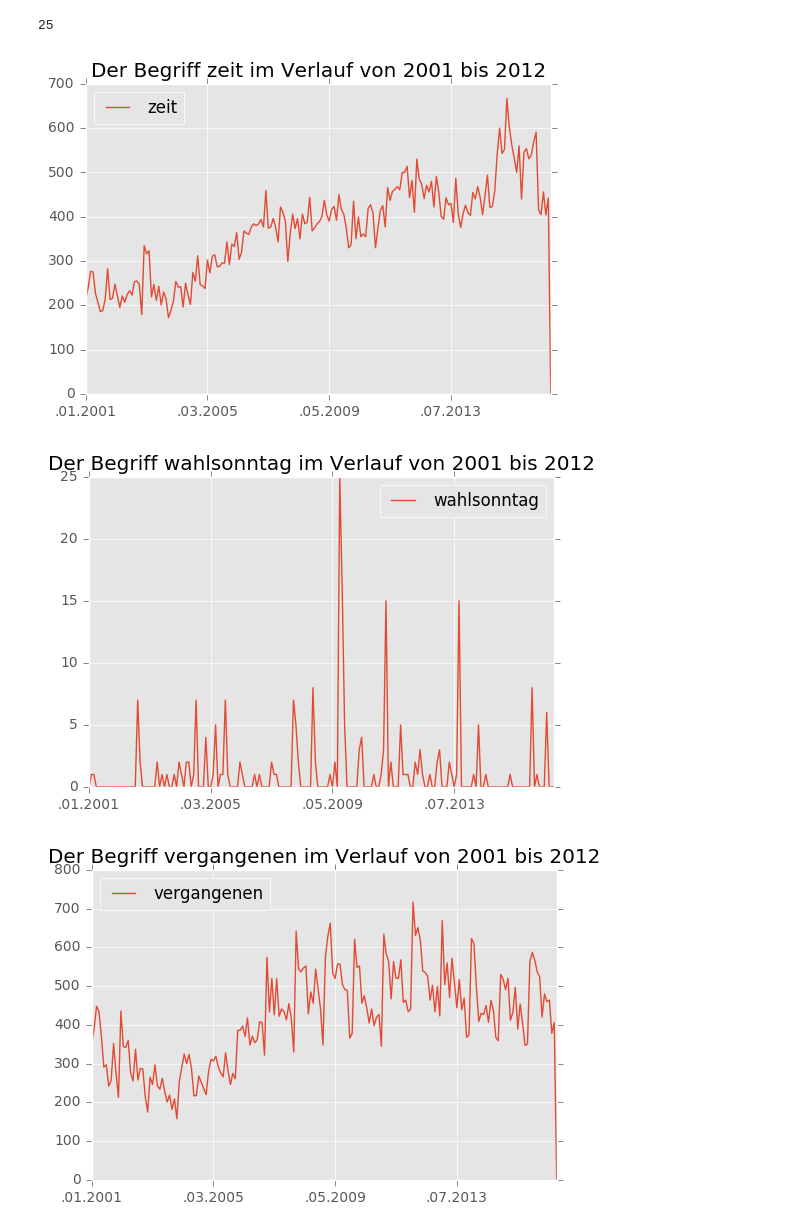
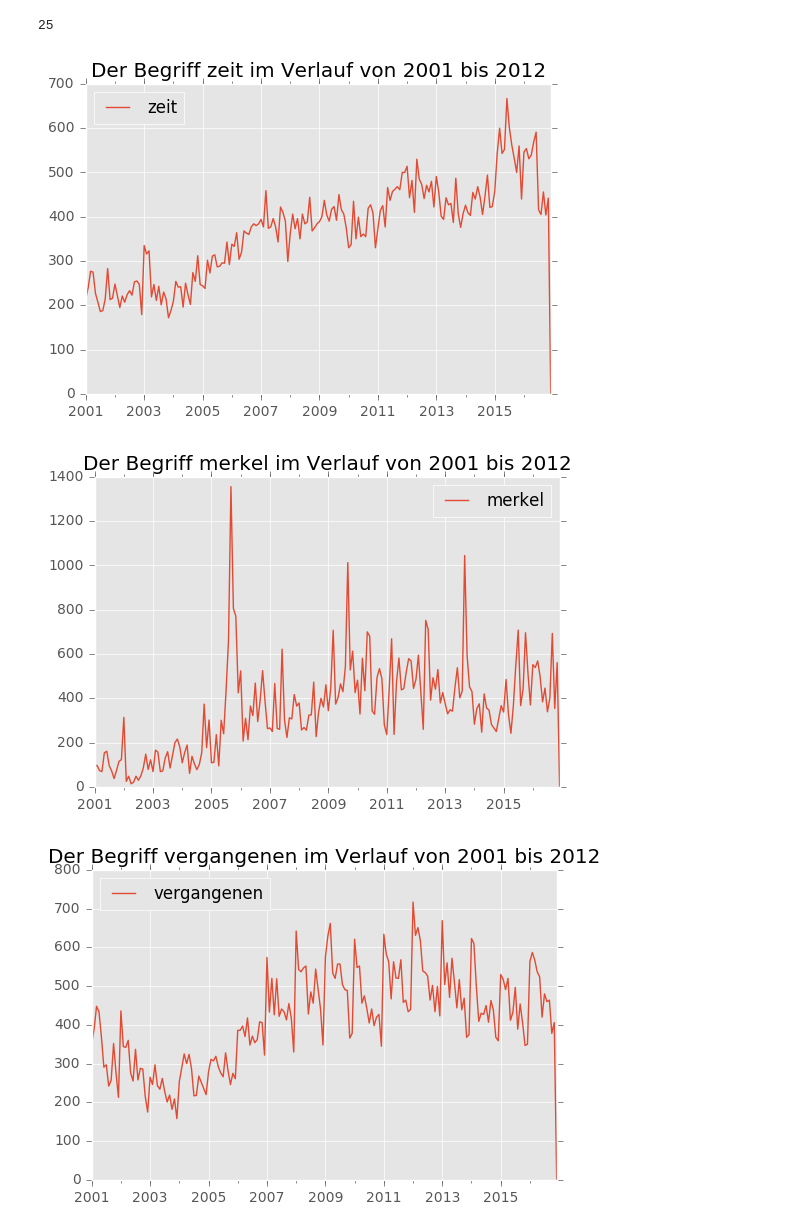
Before and after one commit to se1983/WT-1_Grundlagen_Datascience, a Jupyter notebook: Häufigkeitsanalyse_im_Zeitverlauf/Plot top 25.ipynb, the cells around one changed output. Cells and saved outputs as stored; diff of their text form; code cells hidden in the pictures.

Commit message:
bether plot with real dateobjects

```diff
--- a/Häufigkeitsanalyse_im_Zeitverlauf/Plot top 25.ipynb
+++ b/Häufigkeitsanalyse_im_Zeitverlauf/Plot top 25.ipynb
@@ -9,7 +9,7 @@ import os
 # %%
 topwords_2016 = [
     "http://5.189.161.24:8080/DATA/Spon_count_exact_zeit.csv",
-    "http://5.189.161.24:8080/DATA/Spon_count_exact_wahlsonntag.csv",
+    "http://5.189.161.24:8080/DATA/Spon_count_merkel.csv",
     "http://5.189.161.24:8080/DATA/Spon_count_exact_vergangenen.csv",
     "http://5.189.161.24:8080/DATA/Spon_count_exact_usa.csv",
     "http://5.189.161.24:8080/DATA/Spon_count_exact_t%C3%BCrkei.csv",
@@ -35,9 +35,24 @@ topwords_2016 = [
     "http://5.189.161.24:8080/DATA/Spon_count_exact_partei.csv"
 ]
 
+syrian_war_words = [
+    #"http://5.189.161.24:8080/DATA/Spon_count_exact_syrien.csv",
+    "http://5.189.161.24:8080/DATA/Spon_count_exact_is.csv",
+    "http://5.189.161.24:8080/DATA/Spon_count_exact_fl%C3%BCchtlinge.csv",
+    #"http://5.189.161.24:8080/DATA/Spon_count_exact_afd.csv"
+]
+
 len(topwords_2016)
 # %% [output]
 25
+# %%
+from datetime import datetime
+
+
+def r_csv(w):
+    df = pd.DataFrame.from_csv(w, index_col=0)
+    df.index = df.index.map(lambda x: datetime.strptime(x, '.%m.%Y'))
+    return df
 # %%
 def plot_df(df):
     _ = [df.__delitem__(col) for col in df.columns if '_relativ' in col]
@@ -47,10 +62,10 @@ def plot_df(df):
     plt.show()
 # %%
 for word in topwords_2016:
-    df = pd.DataFrame.from_csv(word, index_col=0)
+    df = r_csv(word)
 
     plot_df(df)
 # %% [output]
-[figure, old version]
+[figure, new version]
-[figure, old version]
+[figure, new version]
-[figure, old version]
+[figure, new version]
```
Also changed, not shown: parts of 3 cells of this notebook.
